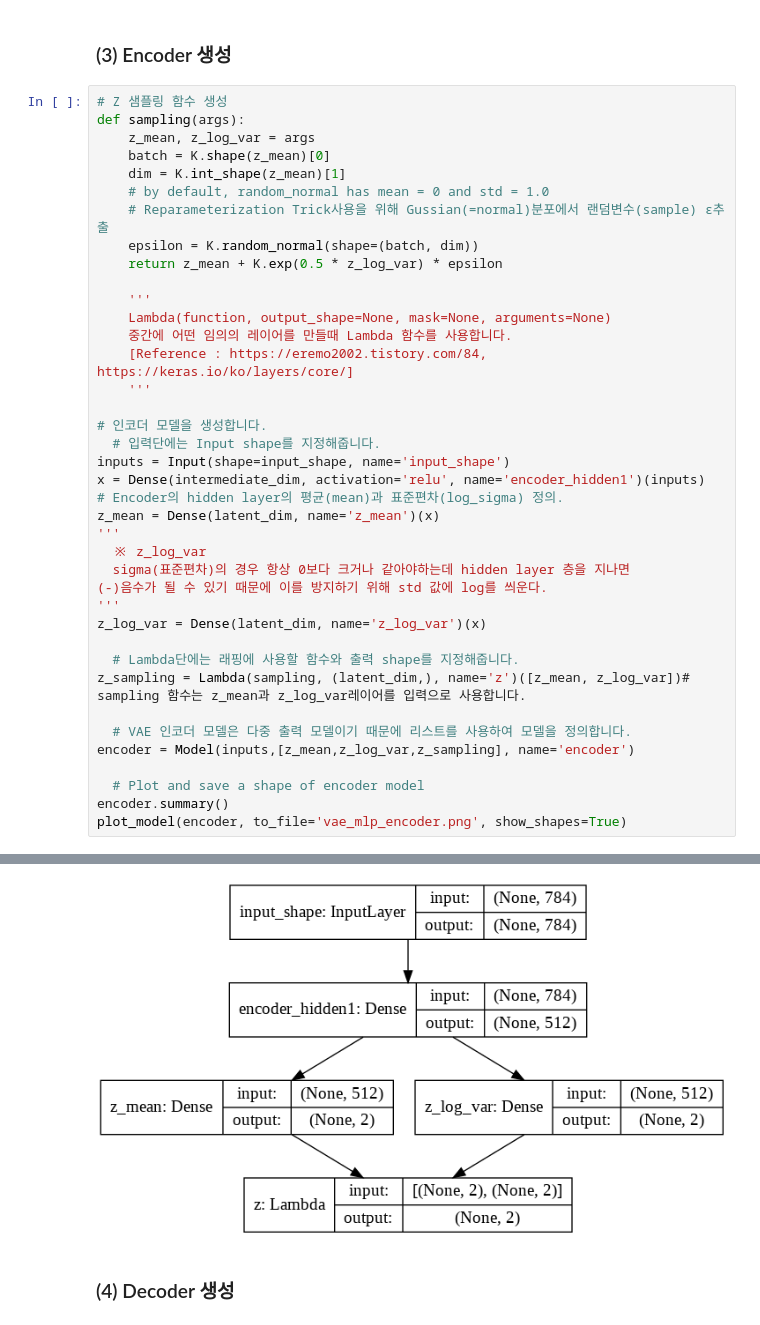
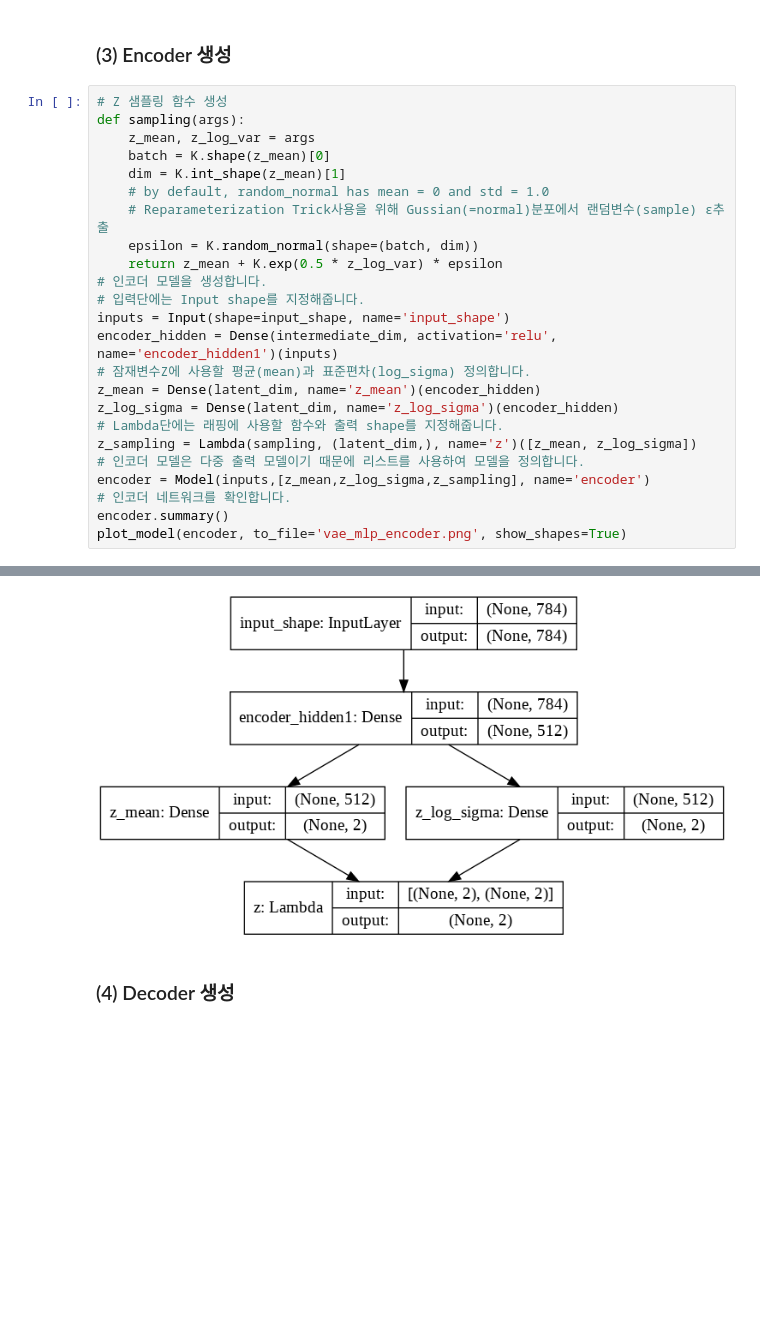
Before and after one commit to smartdesignlab/VAE, a Jupyter notebook: VAE_keras_v1.ipynb, the cells around one changed output, grey strips where cells are left out. Saved outputs shown, nothing was run; the diff lists cells and outputs as text; blank space fills up the shorter version.

```diff
--- a/VAE_keras_v1.ipynb
+++ b/VAE_keras_v1.ipynb
@@ -56,33 +60,18 @@ def sampling(args):
     # Reparameterization Trick사용을 위해 Gussian(=normal)분포에서 랜덤변수(sample) ε추출
     epsilon = K.random_normal(shape=(batch, dim))
     return z_mean + K.exp(0.5 * z_log_var) * epsilon
-
-    '''
-    Lambda(function, output_shape=None, mask=None, arguments=None)
-    중간에 어떤 임의의 레이어를 만들때 Lambda 함수를 사용합니다.
-    [Reference : https://eremo2002.tistory.com/84, https://keras.io/ko/layers/core/]
-    '''
-
 # 인코더 모델을 생성합니다.
-  # 입력단에는 Input shape를 지정해줍니다.
+# 입력단에는 Input shape를 지정해줍니다.
 inputs = Input(shape=input_shape, name='input_shape')
-x = Dense(intermediate_dim, activation='relu', name='encoder_hidden1')(inputs)
-# Encoder의 hidden layer의 평균(mean)과 표준편차(log_sigma) 정의.
-z_mean = Dense(latent_dim, name='z_mean')(x)
-'''
-  ※ z_log_var
-  sigma(표준편차)의 경우 항상 0보다 크거나 같아야하는데 hidden layer 층을 지나면
-(-)음수가 될 수 있기 때문에 이를 방지하기 위해 std 값에 log를 씌운다.
-'''
-z_log_var = Dense(latent_dim, name='z_log_var')(x)
-
-  # Lambda단에는 래핑에 사용할 함수와 출력 shape를 지정해줍니다.
-z_sampling = Lambda(sampling, (latent_dim,), name='z')([z_mean, z_log_var])# sampling 함수는 z_mean과 z_log_var레이어를 입력으로 사용합니다.
-
-  # VAE 인코더 모델은 다중 출력 모델이기 때문에 리스트를 사용하여 모델을 정의합니다.
-encoder = Model(inputs,[z_mean,z_log_var,z_sampling], name='encoder')
-
-  # Plot and save a shape of encoder model
+encoder_hidden = Dense(intermediate_dim, activation='relu', name='encoder_hidden1')(inputs)
+# 잠재변수Z에 사용할 평균(mean)과 표준편차(log_sigma) 정의합니다.
+z_mean = Dense(latent_dim, name='z_mean')(encoder_hidden)
+z_log_sigma = Dense(latent_dim, name='z_log_sigma')(encoder_hidden)
+# Lambda단에는 래핑에 사용할 함수와 출력 shape를 지정해줍니다.
+z_sampling = Lambda(sampling, (latent_dim,), name='z')([z_mean, z_log_sigma])
+# 인코더 모델은 다중 출력 모델이기 때문에 리스트를 사용하여 모델을 정의합니다.
+encoder = Model(inputs,[z_mean,z_log_sigma,z_sampling], name='encoder')
+# 인코더 네트워크를 확인합니다.
 encoder.summary()
 plot_model(encoder, to_file='vae_mlp_encoder.png', show_shapes=True)
 # %% [output]
@@ -104,8 +91,8 @@ z (Lambda)                      (None, 2)            0           z_mean[0][0]
 Total params: 403,972
 Trainable params: 403,972
 Non-trainable params: 0
 __________________________________________________________________________________________________
-[figure, old version]
+[figure, new version]
 # %% [markdown]
 ### (4) Decoder 생성
 # %%
```
Also changed, not shown: parts of 10 cells of this notebook.
